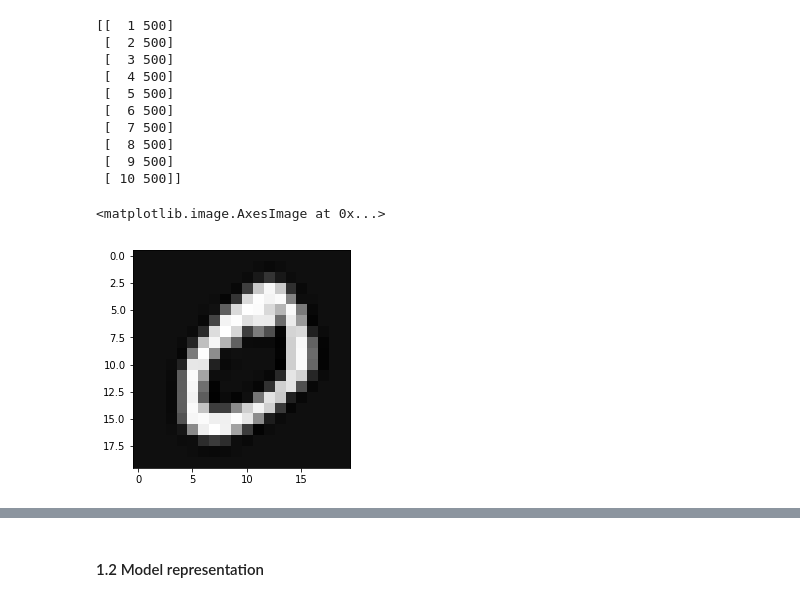
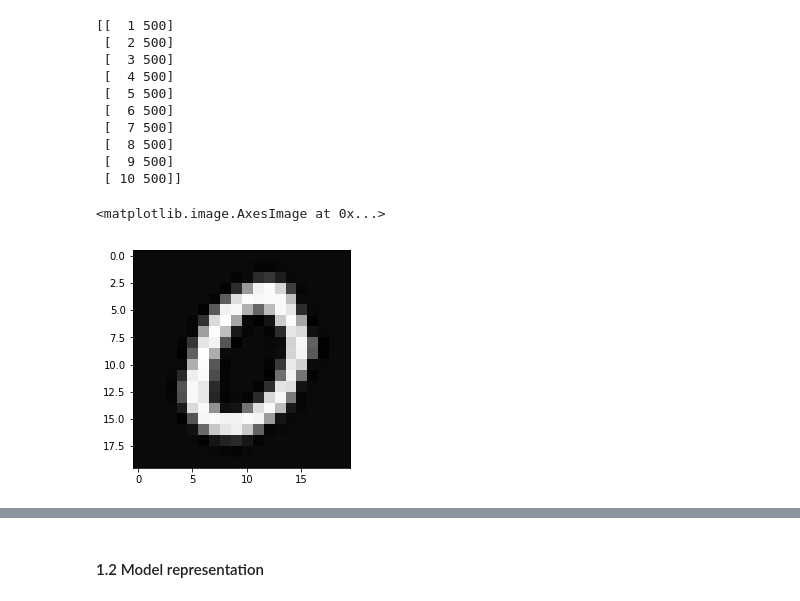
Before and after one commit to leejaymin/TensorFlowLecture, a Jupyter notebook: 0.1.Fundamental_Neural_Network/ex4/ex4_jemin.ipynb, the cells around one changed output, grey strips where cells are left out. Saved outputs shown, nothing was run; the diff lists cells and outputs as text; code cells hidden in the pictures.

```diff
--- a/0.1.Fundamental_Neural_Network/ex4/ex4_jemin.ipynb
+++ b/0.1.Fundamental_Neural_Network/ex4/ex4_jemin.ipynb
@@ -103,10 +107,10 @@ def displayData(indices_to_display = None):
     img = scipy.misc.toimage( big_picture )
     plt.imshow(img,cmap = cm.Greys_r)
 # %%
-plt.imshow(getDatumImg(X[0]),cmap=cm.Greys_r)
+plt.imshow(getDatumImg(X[300]),cmap=cm.Greys_r)
 # %% [output]
 <matplotlib.image.AxesImage at 0x...>
-[figure, old version]
+[figure, new version]
 # %%
 displayData()
 # %% [output]
```
Also changed, not shown: parts of 9 cells of this notebook, 3 other files.
